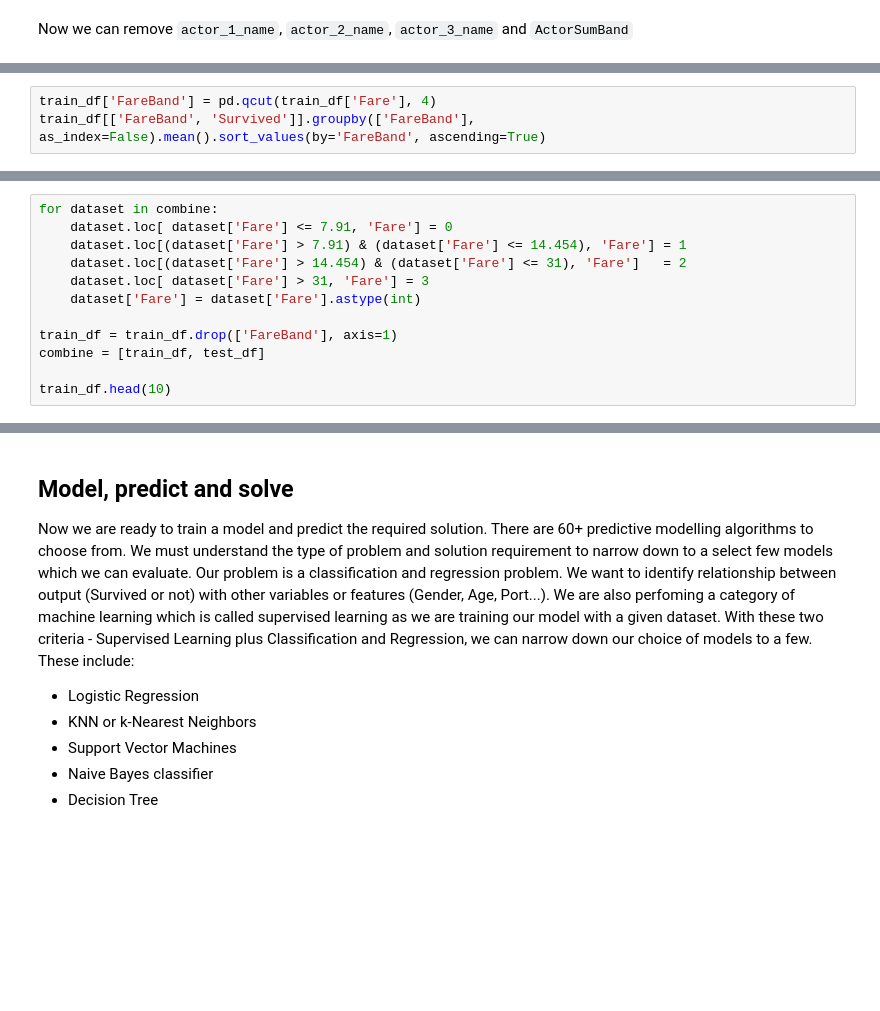
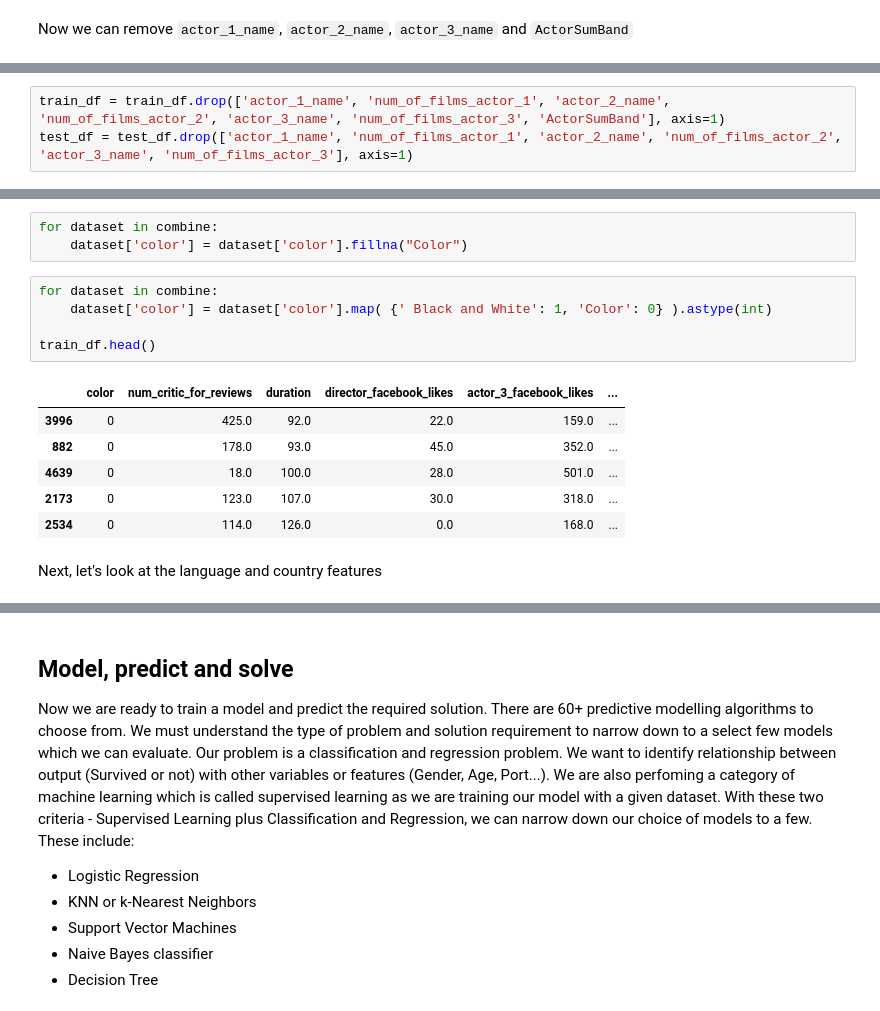
Before and after one commit to jmhummel/IMDb-predictive-analytics, a Jupyter notebook: src/notebook.ipynb, the cells around one changed output, grey strips where cells are left out. Cells and saved outputs as stored; diff of their text form; blank space fills up the shorter version.

```diff
--- a/src/notebook.ipynb
+++ b/src/notebook.ipynb
@@ -842,3 +570,0 @@ We can now create FareBand.
-# %%
-train_df['FareBand'] = pd.qcut(train_df['Fare'], 4)
-train_df[['FareBand', 'Survived']].groupby(['FareBand'], as_index=False).mean().sort_values(by='FareBand', ascending=True)
@@ -853,12 +570,0 @@ Convert the Fare feature to ordinal values based on the FareBand.
-# %%
-for dataset in combine:
-    dataset.loc[ dataset['Fare'] <= 7.91, 'Fare'] = 0
-    dataset.loc[(dataset['Fare'] > 7.91) & (dataset['Fare'] <= 14.454), 'Fare'] = 1
-    dataset.loc[(dataset['Fare'] > 14.454) & (dataset['Fare'] <= 31), 'Fare']   = 2
-    dataset.loc[ dataset['Fare'] > 31, 'Fare'] = 3
-    dataset['Fare'] = dataset['Fare'].astype(int)
-
-train_df = train_df.drop(['FareBand'], axis=1)
-combine = [train_df, test_df]
-
-train_df.head(10)
@@ -892,0 +571,3 @@ test_df.head(10)
+# %%
+train_df = train_df.drop(['actor_1_name', 'num_of_films_actor_1', 'actor_2_name', 'num_of_films_actor_2', 'actor_3_name', 'num_of_films_actor_3', 'ActorSumBand'], axis=1)
+test_df = test_df.drop(['actor_1_name', 'num_of_films_actor_1', 'actor_2_name', 'num_of_films_actor_2', 'actor_3_name', 'num_of_films_actor_3'], axis=1)
@@ -892,0 +593,17 @@ test_df.head(10)
+# %%
+for dataset in combine:
+    dataset['color'] = dataset['color'].fillna("Color")
+# %%
+for dataset in combine:
+    dataset['color'] = dataset['color'].map( {' Black and White': 1, 'Color': 0} ).astype(int)
+
+train_df.head()
+# %% [output]
+|  | color | num_critic_for_reviews | duration | director_facebook_likes | actor_3_facebook_likes | ... |
+| 3996 | 0 | 425.0 | 92.0 | 22.0 | 159.0 | ... |
+| 882 | 0 | 178.0 | 93.0 | 45.0 | 352.0 | ... |
+| 4639 | 0 | 18.0 | 100.0 | 28.0 | 501.0 | ... |
+| 2173 | 0 | 123.0 | 107.0 | 30.0 | 318.0 | ... |
+| 2534 | 0 | 114.0 | 126.0 | 0.0 | 168.0 | ... |
+# %% [markdown]
+Next, let's look at the language and country features
```
Also changed, not shown: parts of 152 cells of this notebook.
